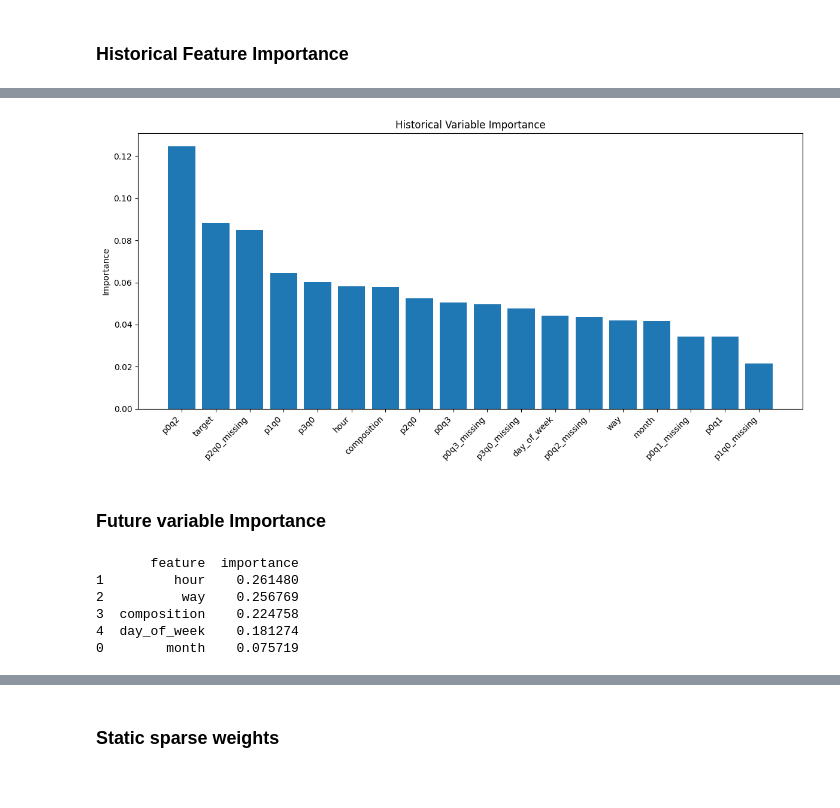
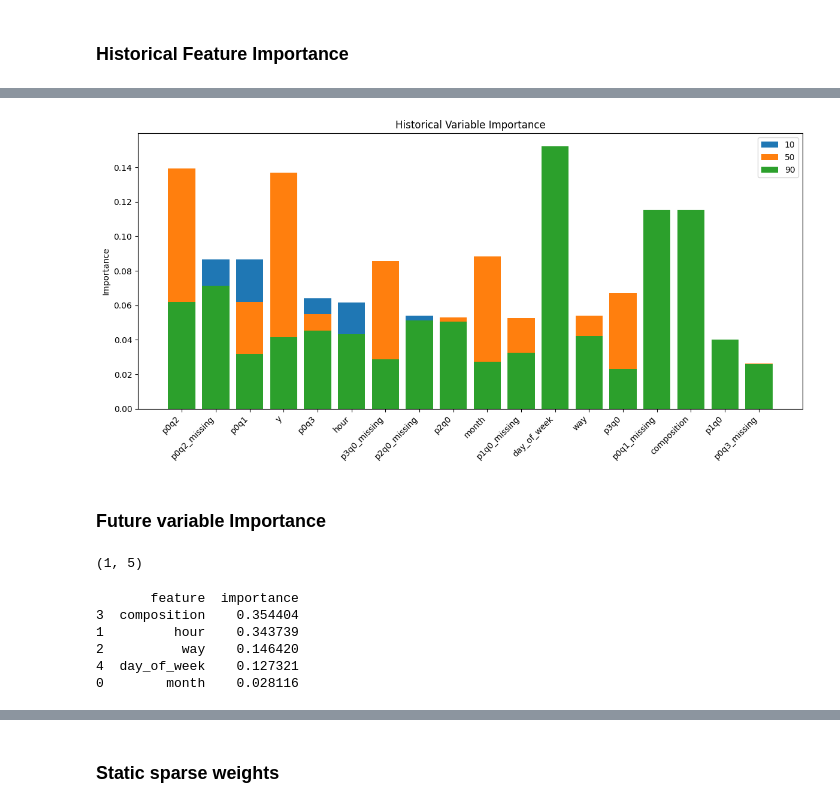
Before and after one commit to contepablod/ML-AI_Bourbaki, a Jupyter notebook: Semana2/TFT_nixtla.ipynb, the cells around one changed output, grey strips where cells are left out. Cells and saved outputs as stored; diff of their text form; code cells hidden in the pictures.

```diff
--- a/Semana2/TFT_nixtla.ipynb
+++ b/Semana2/TFT_nixtla.ipynb
@@ -737,10 +751,10 @@ plt.show()
 hist_vsn_wgts = interp["history_vsn_wgts"]
 
 # average over batch and time
-hist_importance = hist_vsn_wgts.mean(dim=(0, 1)).detach().cpu().numpy()
+hist_importance = hist_vsn_wgts.mean(dim=(0)).detach().cpu().numpy()
 
 history_feature_names = (
-    nf.models[0].hist_exog_list + nf.models[0].futr_exog_list
+    nf_test.models[0].hist_exog_list + nf_test.models[0].futr_exog_list + [TARGET_COL]
 )
 
 print(f"Number of history features: {len(history_feature_names)}")
@@ -751,6 +765,6 @@ Importance shape: (18,)
 # %%
-fi = pd.DataFrame(
-    {"feature": history_feature_names, "importance": hist_importance}
+fi_0 = pd.DataFrame(
+    {"feature": history_feature_names, "importance": hist_importance[0]}
 ).sort_values("importance", ascending=False)
 
 print(f"History features and their importance:\n{fi}")
@@ -777,0 +792,6 @@ History features and their importance:
+# %%
+fi_1 = pd.DataFrame(
+    {"feature": history_feature_names, "importance": hist_importance[1]}
+).sort_values("importance", ascending=False)
+
+print(f"History features and their importance:\n{fi}")
@@ -777,0 +819,6 @@ History features and their importance:
+# %%
+fi_2 = pd.DataFrame(
+    {"feature": history_feature_names, "importance": hist_importance[2]}
+).sort_values("importance", ascending=False)
+
+print(f"History features and their importance:\n{fi}")
@@ -778,32 +846,37 @@ History features and their importance:
 # %%
 plt.figure(figsize=(12, 6))
-plt.bar(fi["feature"], fi["importance"])
+plt.bar(fi_0["feature"], fi_0["importance"], label='10')
+plt.bar(fi_1["feature"], fi_1["importance"], label='50')
+plt.bar(fi_2["feature"], fi_2["importance"], label='90')
 plt.xticks(rotation=45, ha="right")
 plt.title("Historical Variable Importance")
 plt.ylabel("Importance")
+plt.legend()
 plt.tight_layout()
 plt.show()
 # %% [output]
-[figure, old version]
+[figure, new version]
 # %% [markdown]
 ### Future variable Importance
 # %%
 future_vsn_wgts = interp["future_vsn_wgts"]
-
-future_importance = future_vsn_wgts.mean(dim=(0, 1)).detach().cpu().numpy()
-
-fi_future = pd.DataFrame(
-    {"feature": nf.models[0].futr_exog_list, "importance": future_importance}
-).sort_values("importance", ascending=False)
-
-print(fi_future)
+future_imp = future_vsn_wgts.mean(dim=(0)).detach().cpu().numpy()
+future_imp.shape
 # %% [output]
-       feature  importance
-1         hour    0.261480
-2          way    0.256769
-3  composition    0.224758
-4  day_of_week    0.181274
-0        month    0.075719
+(1, 5)
+# %%
+fi_future = pd.DataFrame(
+    {"feature": nf_test.models[0].futr_exog_list, "importance": future_imp.squeeze()}
+).sort_values("importance", ascending=False)
+
+print(fi_future)
+# %% [output]
+       feature  importance
+3  composition    0.354404
+1         hour    0.343739
+2          way    0.146420
+4  day_of_week    0.127321
+0        month    0.028116
 # %%
 plt.figure(figsize=(12, 6))
 plt.bar(fi_future["feature"], fi_future["importance"])
```
Also changed, not shown: parts of 31 cells of this notebook, 1 other file.
